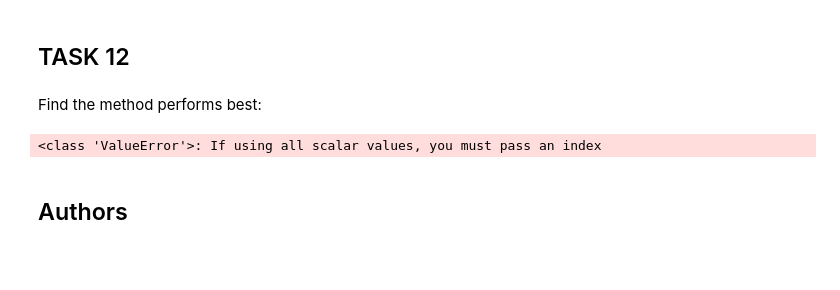
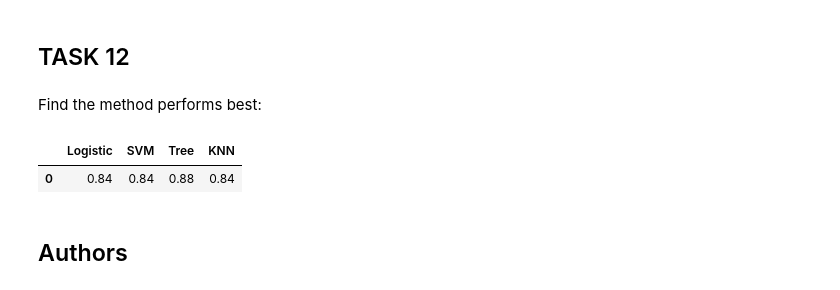
Before and after one commit to Osama-Anmar/Data-Science-IBM, a Jupyter notebook: SpaceX_Machine_Learning_Prediction_Part_5.jupyterlite.ipynb, the cells around one changed output. Saved outputs shown, nothing was run; the diff lists cells and outputs as text; code cells hidden in the pictures; blank space fills up the shorter version.

```diff
--- a/SpaceX_Machine_Learning_Prediction_Part_5.jupyterlite.ipynb
+++ b/SpaceX_Machine_Learning_Prediction_Part_5.jupyterlite.ipynb
@@ -318,15 +318,16 @@ plot_confusion_matrix(Y_test,yhat)
 # %% [markdown]
 Find the method performs best:
 # %%
-data = {"Logistic": 0.84,
-       "SVM": 0.84,
-        "Tree": 0.88,
-        "KNN": 0.84
+data = {"Logistic": [0.84],
+       "SVM": [0.84],
+        "Tree": [0.88],
+        "KNN": [0.84]
        }
-dff = pd.DataFrame(data, index = None)
+dff = pd.DataFrame(data)
 dff
 # %% [output]
-<class 'ValueError'>: If using all scalar values, you must pass an index
+|  | Logistic | SVM | Tree | KNN |
+| 0 | 0.84 | 0.84 | 0.88 | 0.84 |
 # %% [markdown]
 ## Authors
 # %% [markdown]
```
